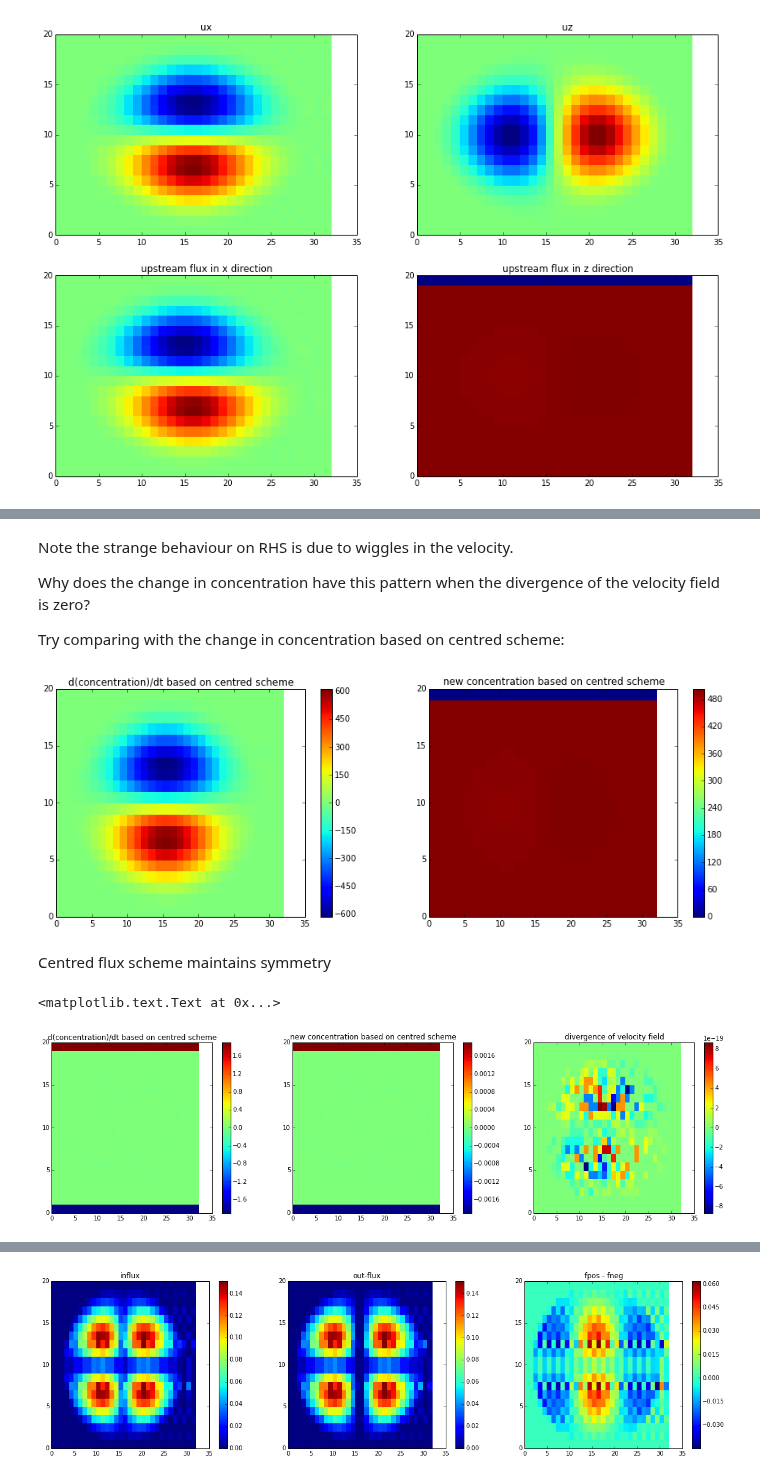
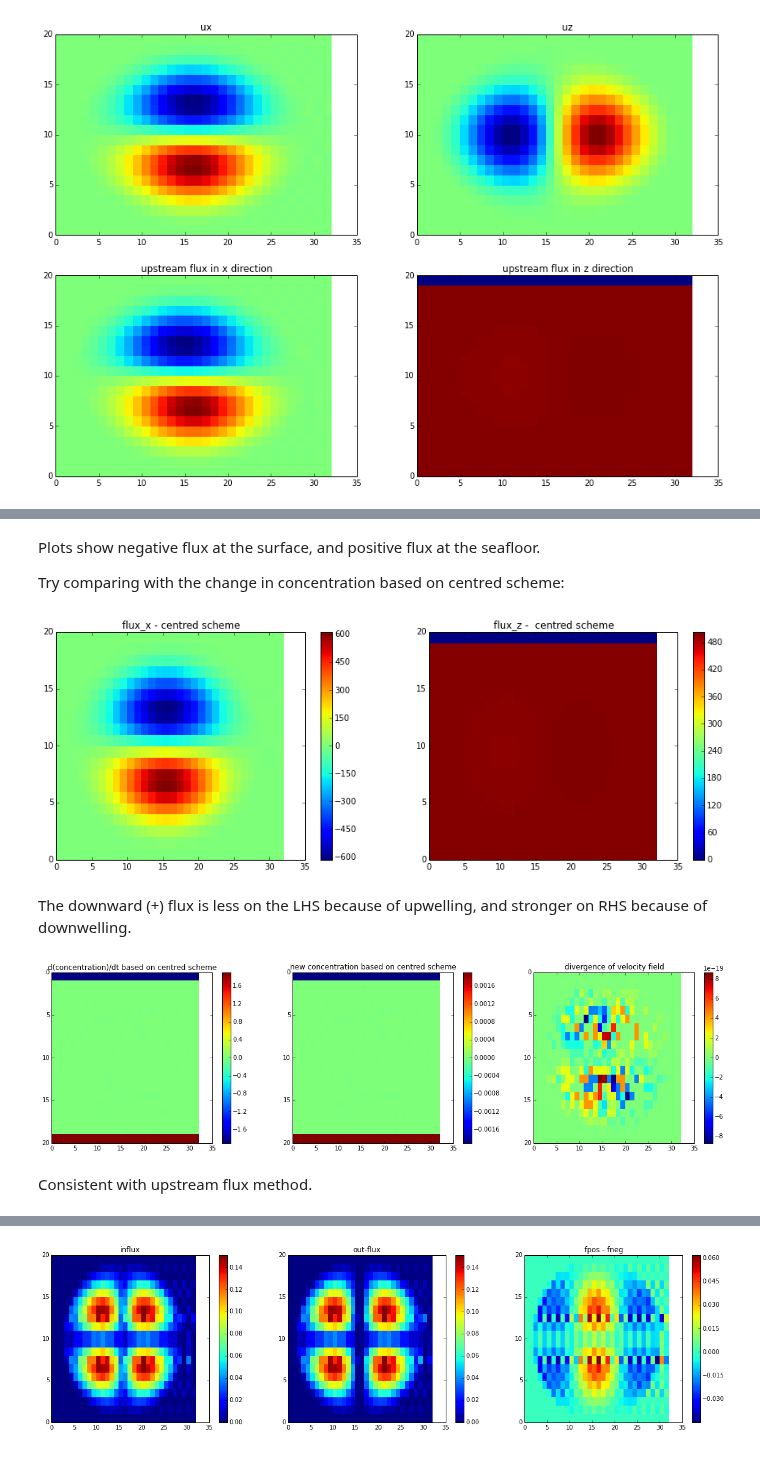
Before and after one commit to UBC-MOAD/pa-th-simple, a Jupyter notebook: prelim-model/Evaluation of 2D TVD - Step 4.ipynb, the cells around one changed output, grey strips where cells are left out. Cells and saved outputs as stored; diff of their text form; code cells hidden in the pictures.

```diff
--- a/prelim-model/Evaluation of 2D TVD - Step 4.ipynb
+++ b/prelim-model/Evaluation of 2D TVD - Step 4.ipynb
@@ -137,9 +137,7 @@ plt.title('divergence of velocity field')
-# %% [markdown]
-Note the strange behaviour on RHS is due to wiggles in the velocity.
-
-Why does the change in concentration have this pattern when the divergence of the velocity field is zero?
-
-Try comparing with the change in concentration based on centred scheme:
+# %% [markdown]
+Plots show negative flux at the surface, and positive flux at the seafloor.
+
+Try comparing with the change in concentration based on centred scheme:
 # %%
 # centred flux
 fluxx_cen = np.zeros((nz, nx));         fluxz_cen = np.zeros((nz, nx))
@@ -154,44 +152,46 @@ adfz = fluxz_cen - fluxz_up
 fig, axs = plt.subplots(1,2,figsize=(15,5))
 
 test = axs[0].pcolormesh(fluxx_cen)
-axs[0].set_title('d(concentration)/dt based on centred scheme')
+axs[0].set_title('fluxx - centred scheme')
 cbar = fig.colorbar(test, ax=axs[0])
 
 test = axs[1].pcolormesh(fluxz_cen)
-axs[1].set_title('new concentration based on centred scheme')
+axs[1].set_title('fluxz -  centred scheme')
 cbar = fig.colorbar(test, ax=axs[1])
 # %% [output]
-[figure, old version]
+[figure, new version]
-# %% [markdown]
-Centred flux scheme maintains symmetry
+# %% [markdown]
+The downward (+) flux is less on the LHS because of upwelling, and stronger on RHS because of downwelling.
 # %%
 # d(conc)/dt according to upstream scheme (on the grid points)
 dtau_cen_dt = np.zeros((nz, nx))
 
 dtau_cen_dt[1:nz, 1:nx] = (fluxx_cen[1:nz, 0:nx-1] - fluxx_cen[1:nz, 1:nx]) * conc.dx_i + (fluxz_cen[0:nz-1, 1:nx] - fluxz_cen[1:nz, 1:nx])  * conc.dz_i
 
 dtau_cen_dt[0, 1:nx] = (fluxx_cen[0, 0:nx-1] - fluxx_cen[0, 1:nx]) * conc.dx_i - fluxz_cen[0, 1:nx]  * conc.dz_i
 dtau_cen_dt[1:nz, 0] = -fluxx_cen[1:nz, 0] * conc.dx_i + (fluxz_cen[0:nz-1, 0] - fluxz_cen[1:nz, 0])  * conc.dz_i
 dtau_cen_dt[0, 0] = - fluxx_cen[0, 0] * conc.dx_i - fluxz_cen[0, 0]  * conc.dz_i
 
 
 tau_cen = dtau_cen_dt * dt
 # plot d(conc)/dt and conc(t+1)
 fig = plt.subplots(1,3,figsize=(20,5))
 
 plt.subplot(131)
 test = plt.pcolormesh(dtau_cen_dt)
 plt.title('d(concentration)/dt based on centred scheme')
 plt.colorbar(test)
-
+plt.gca().invert_yaxis()
 plt.subplot(132)
 test = plt.pcolormesh(tau_cen)
 plt.title('new concentration based on centred scheme')
 plt.colorbar(test)
-
+plt.gca().invert_yaxis()
 plt.subplot(133)
 test = flow.divtest_cen(conc, u, nx, nz)
 plt.title('divergence of velocity field')
+plt.gca().invert_yaxis()
 # %% [output]
-<matplotlib.text.Text at 0x...>
-[figure, old version]
+[figure, new version]
+# %% [markdown]
+Consistent with upstream flux method.
```
Also changed, not shown: parts of 5 cells of this notebook.
